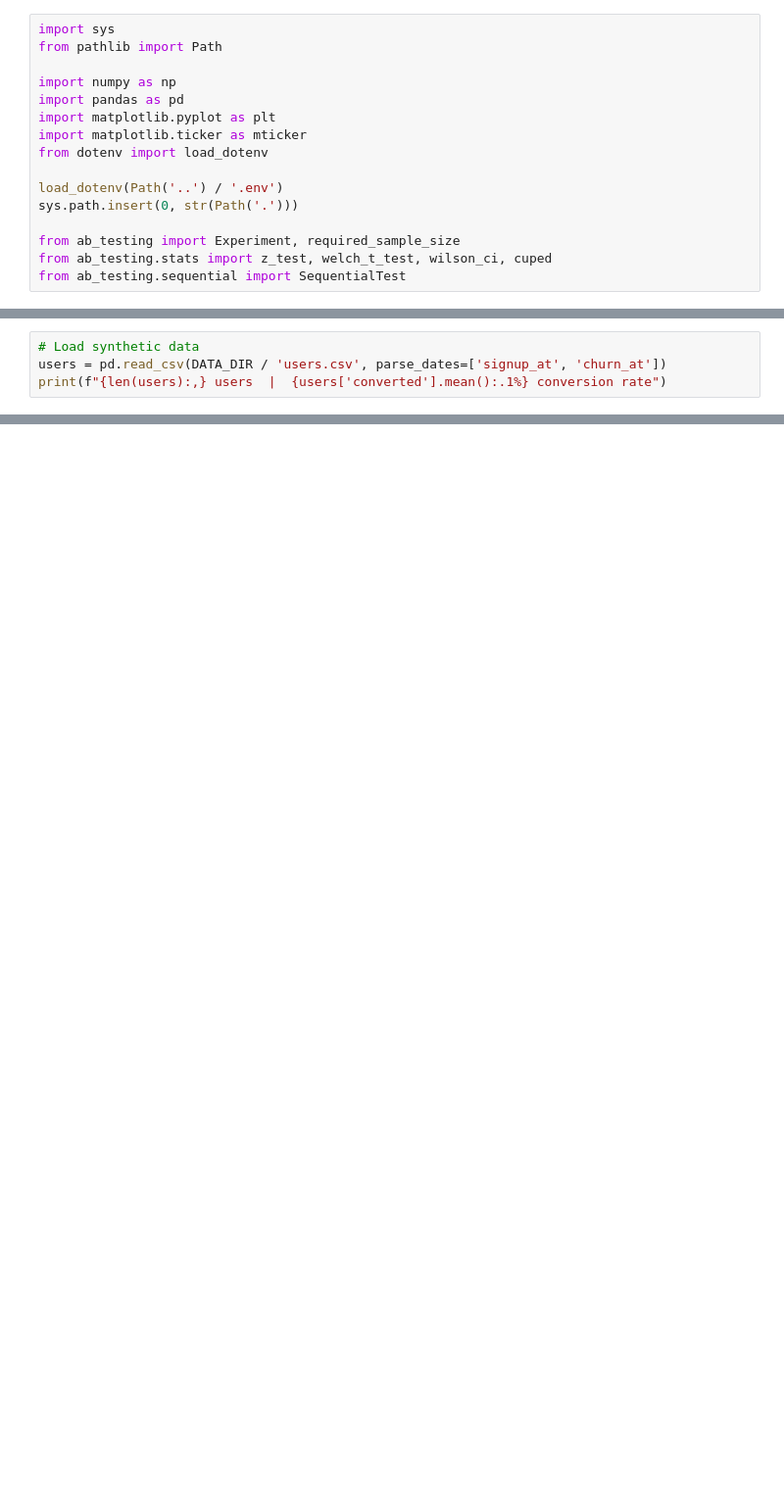
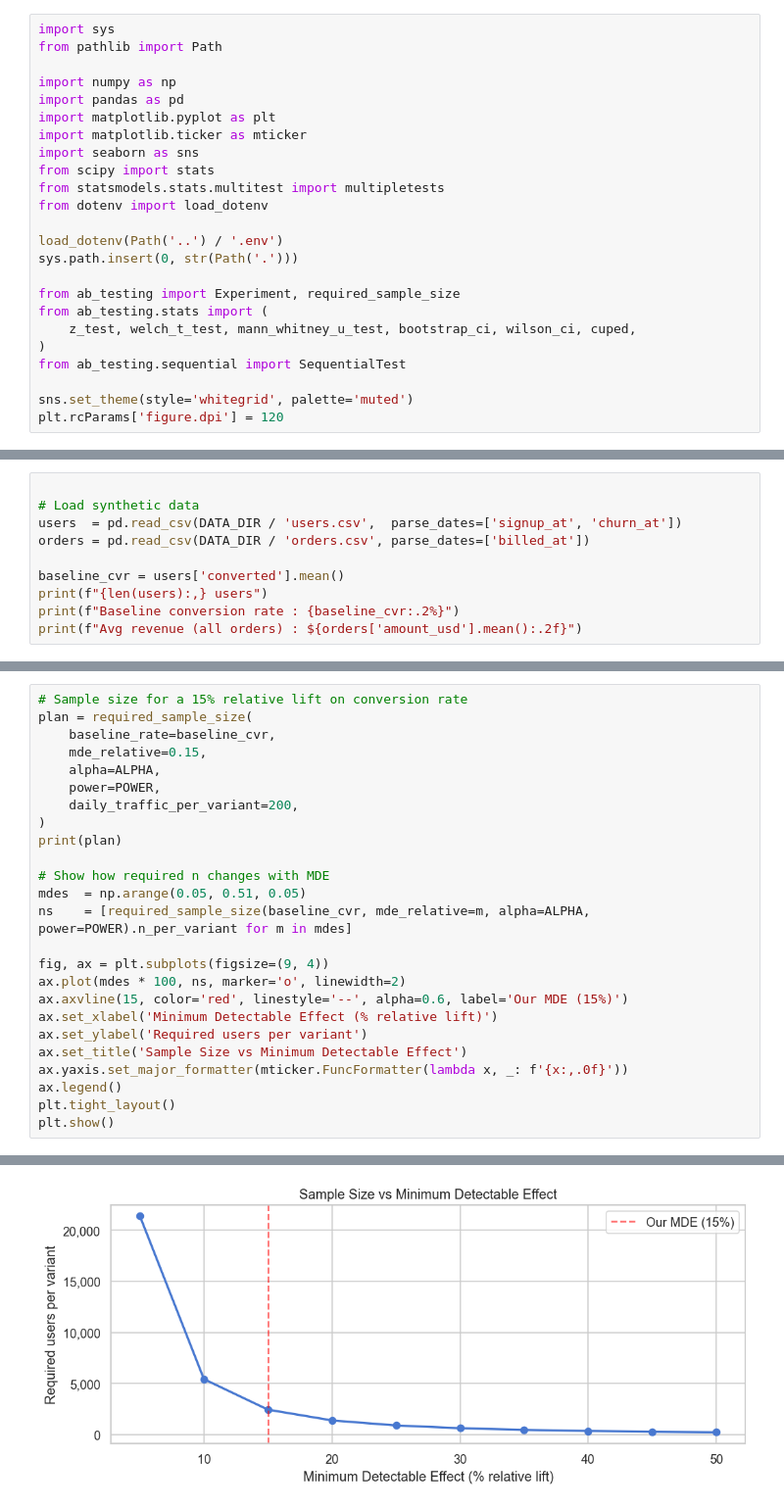
Before and after one commit to violaciao/data-bedrock, a Jupyter notebook: 05_measurement/experiment_analysis.ipynb, the cells around one changed output, grey strips where cells are left out. Shown at 98% size. Saved outputs shown, nothing was run; the diff lists cells and outputs as text; blank space fills up the shorter version.

```diff
--- a/05_measurement/experiment_analysis.ipynb
+++ b/05_measurement/experiment_analysis.ipynb
@@ -6,13 +6,21 @@ import numpy as np
 import pandas as pd
 import matplotlib.pyplot as plt
 import matplotlib.ticker as mticker
+import seaborn as sns
+from scipy import stats
+from statsmodels.stats.multitest import multipletests
 from dotenv import load_dotenv
 
 load_dotenv(Path('..') / '.env')
 sys.path.insert(0, str(Path('.')))
 
 from ab_testing import Experiment, required_sample_size
-from ab_testing.stats import z_test, welch_t_test, wilson_ci, cuped
+from ab_testing.stats import (
+    z_test, welch_t_test, mann_whitney_u_test, bootstrap_ci, wilson_ci, cuped,
+)
 from ab_testing.sequential import SequentialTest
+
+sns.set_theme(style='whitegrid', palette='muted')
+plt.rcParams['figure.dpi'] = 120
 # %%
 # Constants and config
@@ -23,4 +32,10 @@ RANDOM_SEED = 42
 # %%
+
 # Load synthetic data
-users = pd.read_csv(DATA_DIR / 'users.csv', parse_dates=['signup_at', 'churn_at'])
-print(f"{len(users):,} users  |  {users['converted'].mean():.1%} conversion rate")
+users  = pd.read_csv(DATA_DIR / 'users.csv',  parse_dates=['signup_at', 'churn_at'])
+orders = pd.read_csv(DATA_DIR / 'orders.csv', parse_dates=['billed_at'])
+
+baseline_cvr = users['converted'].mean()
+print(f"{len(users):,} users")
+print(f"Baseline conversion rate : {baseline_cvr:.2%}")
+print(f"Avg revenue (all orders) : ${orders['amount_usd'].mean():.2f}")
@@ -37,0 +57,26 @@ print(plan)
+# %%
+# Sample size for a 15% relative lift on conversion rate
+plan = required_sample_size(
+    baseline_rate=baseline_cvr,
+    mde_relative=0.15,
+    alpha=ALPHA,
+    power=POWER,
+    daily_traffic_per_variant=200,
+)
+print(plan)
+
+# Show how required n changes with MDE
+mdes  = np.arange(0.05, 0.51, 0.05)
+ns    = [required_sample_size(baseline_cvr, mde_relative=m, alpha=ALPHA, power=POWER).n_per_variant for m in mdes]
+
+fig, ax = plt.subplots(figsize=(9, 4))
+ax.plot(mdes * 100, ns, marker='o', linewidth=2)
+ax.axvline(15, color='red', linestyle='--', alpha=0.6, label='Our MDE (15%)')
+ax.set_xlabel('Minimum Detectable Effect (% relative lift)')
+ax.set_ylabel('Required users per variant')
+ax.set_title('Sample Size vs Minimum Detectable Effect')
+ax.yaxis.set_major_formatter(mticker.FuncFormatter(lambda x, _: f'{x:,.0f}'))
+ax.legend()
+plt.tight_layout()
+plt.show()
+# %% [output]
@@ -37,0 +90 @@ print(plan)
+[figure, added]
```
Also changed, not shown: parts of 28 cells of this notebook, 13 other files.
